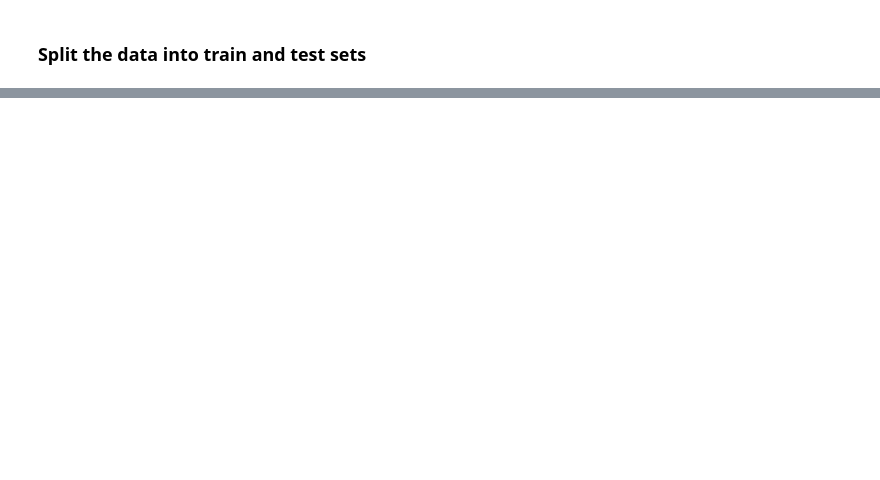
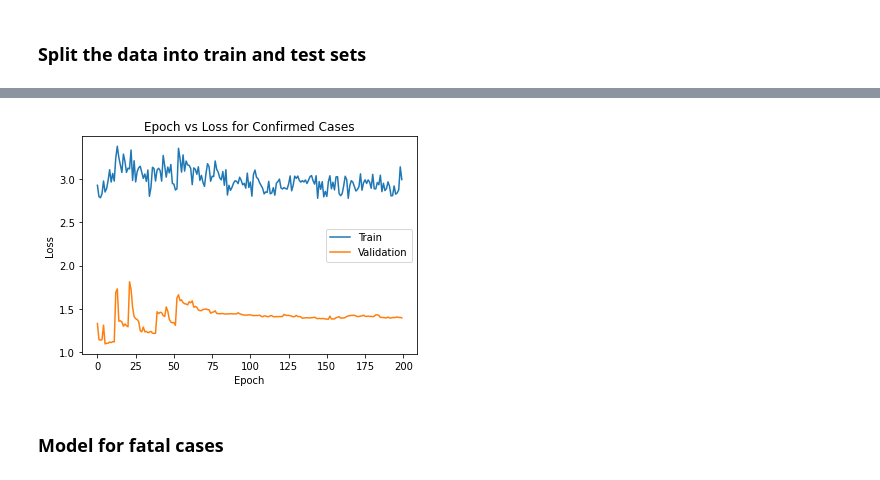
Before and after one commit to NevenaSoldat/LSTM_covid19_forecast, a Jupyter notebook: Multivariate forecasting.ipynb, the cells around one changed output, grey strips where cells are left out. Cells and saved outputs as stored; diff of their text form; code cells hidden in the pictures; blank space fills up the shorter version.

Commit message:
Added model for fatal cases

```diff
--- a/Multivariate forecasting.ipynb
+++ b/Multivariate forecasting.ipynb
@@ -135,5 +141,5 @@ X_train_confirmed, X_val_confirmed, y_train_confirmed, y_val_confirmed = train_t
 # %%
-n_features = X.shape[2]
+n_features = X_confirmed.shape[2]
 epochs = 200
 batch_size = 32
 
@@ -141,6 +147,7 @@ from keras.layers import RepeatVector, TimeDistributed
 
 model_confirmed = Sequential()
 model_confirmed.add(LSTM(50, activation='relu', input_shape =(n_steps_in, n_features)))
+#model_confirmed.add(Dropout(0.1))
 model_confirmed.add(RepeatVector(n_steps_out))
 model_confirmed.add(LSTM(150, activation ='relu', return_sequences = True))
 model_confirmed.add(TimeDistributed(Dense(n_features)))
@@ -164,11 +171,14 @@ Trainable params: 193,980
 Non-trainable params: 0
 _________________________________________________________________
 # %%
+# msle error penalizes underestimates more than overestimates
+# msle only cares about relative difference between true and predicted value
+
 model_confirmed.compile(optimizer='adam', loss = 'msle', metrics = ['acc'])
-#callbacks = [ReduceLROnPlateau(monitor='val_loss', patience = 5, verbose = 1, factor = 0.6),
+#callbacks = [ReduceLROnPlateau(monitor='val_l|oss', patience = 5, verbose = 1, factor = 0.6),
  #            EarlyStopping(monitor='val_loss', patience = 20),
   #           ModelCheckpoint(filepath = 'best_model_confirmed.h5', monitor ='val_loss', save_best_only = True)]
 
 # fit the model
-model_confirmed.fit(X_train_confirmed, y_train_confirmed, epochs = epochs,
+hist = model_confirmed.fit(X_train_confirmed, y_train_confirmed, epochs = epochs,
                     validation_data = (X_val_confirmed, y_val_confirmed), verbose = 0)
@@ -182,0 +191,12 @@ Model accuracy: 83.33 %
+# %%
+plt.plot(hist.history['loss'])
+plt.plot(hist.history['val_loss'])
+plt.title('Epoch vs Loss for Confirmed Cases')
+plt.ylabel('Loss')
+plt.xlabel('Epoch')
+plt.legend(['Train', 'Validation'], loc='best')
+plt.show()
+# %% [output]
+[figure, added]
+# %% [markdown]
+### Model for fatal cases
```
Also changed, not shown: parts of 13 cells of this notebook.
